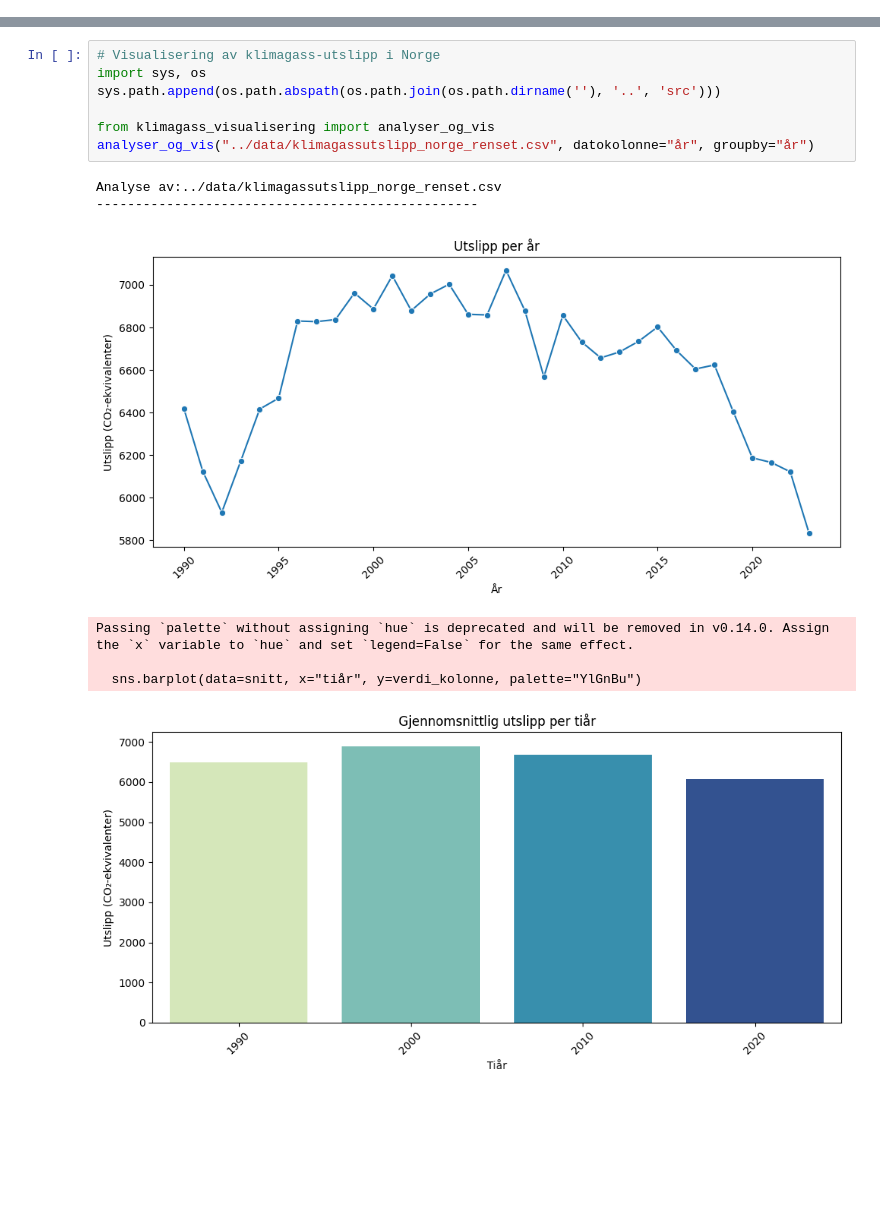
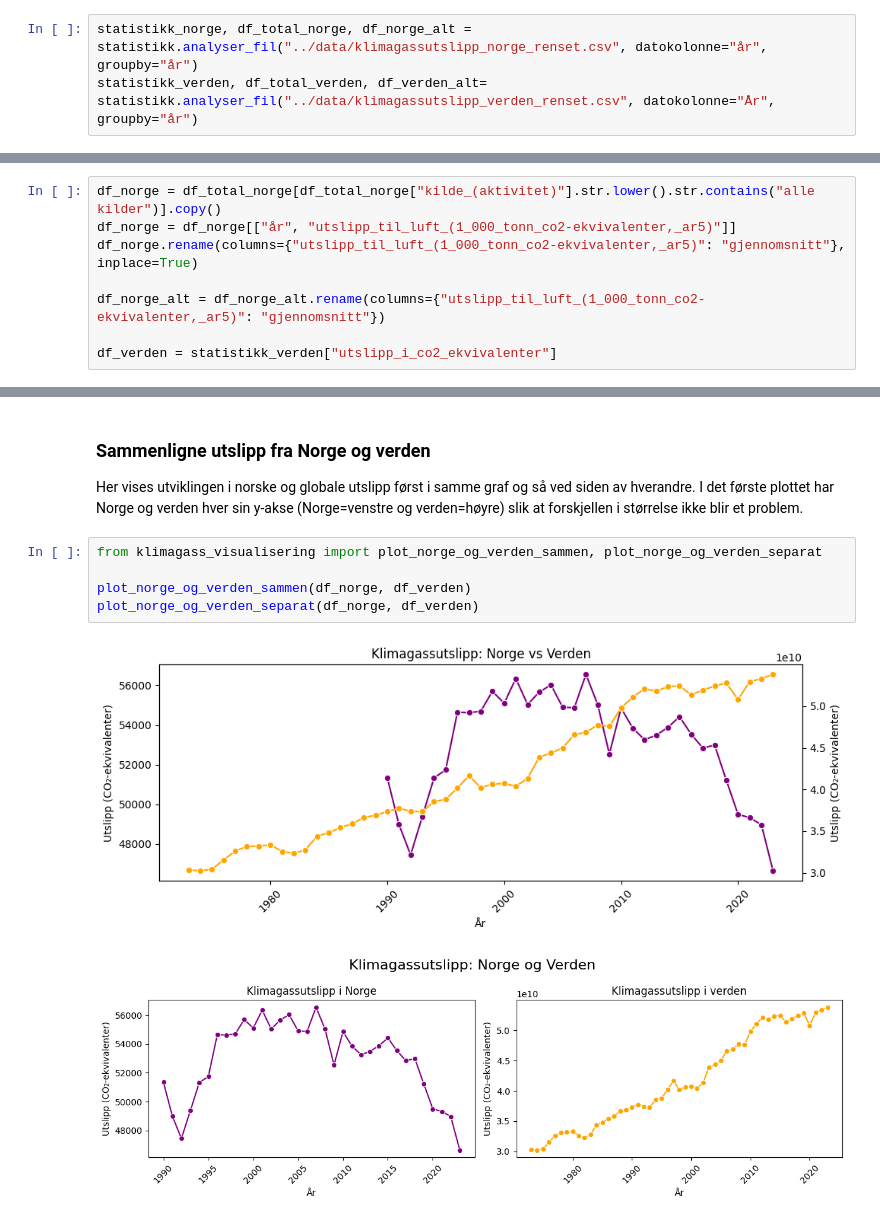
Before and after one commit to idunnbh/Mappe, a Jupyter notebook: notebooks/Visualisering.ipynb, the cells around one changed output, grey strips where cells are left out. Saved outputs shown, nothing was run; the diff lists cells and outputs as text; blank space fills up the shorter version.

Commit message:
Oppdatert klimagassvisualisering: laget funksjoner, kjørt og analysert dem i notebook

```diff
--- a/notebooks/Visualisering.ipynb
+++ b/notebooks/Visualisering.ipynb
@@ -25,0 +42,3 @@ Passing `palette` without assigning `hue` is deprecated and will be removed in v
+# %%
+statistikk_norge, df_total_norge, df_norge_alt = statistikk.analyser_fil("../data/klimagassutslipp_norge_renset.csv", datokolonne="år", groupby="år")
+statistikk_verden, df_total_verden, df_verden_alt= statistikk.analyser_fil("../data/klimagassutslipp_verden_renset.csv", datokolonne="År", groupby="år")
@@ -25,0 +56,8 @@ Passing `palette` without assigning `hue` is deprecated and will be removed in v
+# %%
+df_norge = df_total_norge[df_total_norge["kilde_(aktivitet)"].str.lower().str.contains("alle kilder")].copy()
+df_norge = df_norge[["år", "utslipp_til_luft_(1_000_tonn_co2-ekvivalenter,_ar5)"]]
+df_norge.rename(columns={"utslipp_til_luft_(1_000_tonn_co2-ekvivalenter,_ar5)": "gjennomsnitt"}, inplace=True)
+
+df_norge_alt = df_norge_alt.rename(columns={"utslipp_til_luft_(1_000_tonn_co2-ekvivalenter,_ar5)": "gjennomsnitt"})
+
+df_verden = statistikk_verden["utslipp_i_co2_ekvivalenter"]
@@ -26,15 +113,12 @@ Passing `palette` without assigning `hue` is deprecated and will be removed in v
+# %% [markdown]
+### Sammenligne utslipp fra Norge og verden
+Her vises utviklingen i norske og globale utslipp først i samme graf og så ved siden av hverandre.
+I det første plottet har Norge og verden hver sin y-akse (Norge=venstre og verden=høyre) slik at forskjellen i størrelse ikke blir et problem.
 # %%
-# Visualisering av klimagass-utslipp i Norge
-import sys, os
-sys.path.append(os.path.abspath(os.path.join(os.path.dirname(''), '..', 'src')))
+from klimagass_visualisering import plot_norge_og_verden_sammen, plot_norge_og_verden_separat
 
-from klimagass_visualisering import analyser_og_vis
-analyser_og_vis("../data/klimagassutslipp_norge_renset.csv", datokolonne="år", groupby="år")
+plot_norge_og_verden_sammen(df_norge, df_verden)
+plot_norge_og_verden_separat(df_norge, df_verden)
 # %% [output]
-Analyse av:../data/klimagassutslipp_norge_renset.csv
--------------------------------------------------
-[figure, old version]
+[figure, new version]
-Passing `palette` without assigning `hue` is deprecated and will be removed in v0.14.0. Assign the `x` variable to `hue` and set `legend=False` for the same effect.
-
-  sns.barplot(data=snitt, x="tiår", y=verdi_kolonne, palette="YlGnBu")
-[figure, old version]
+[figure, new version]
```
Also changed, not shown: parts of 25 cells of this notebook, 3 other files.
